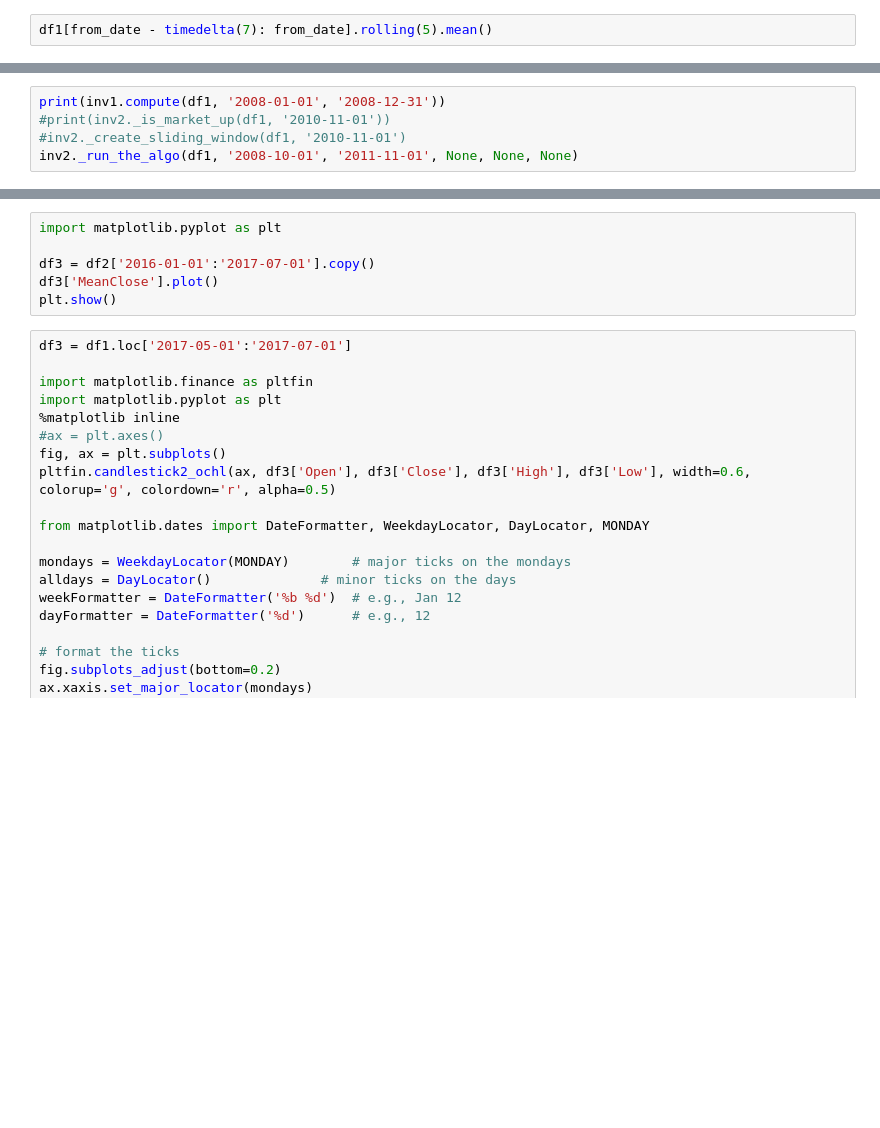
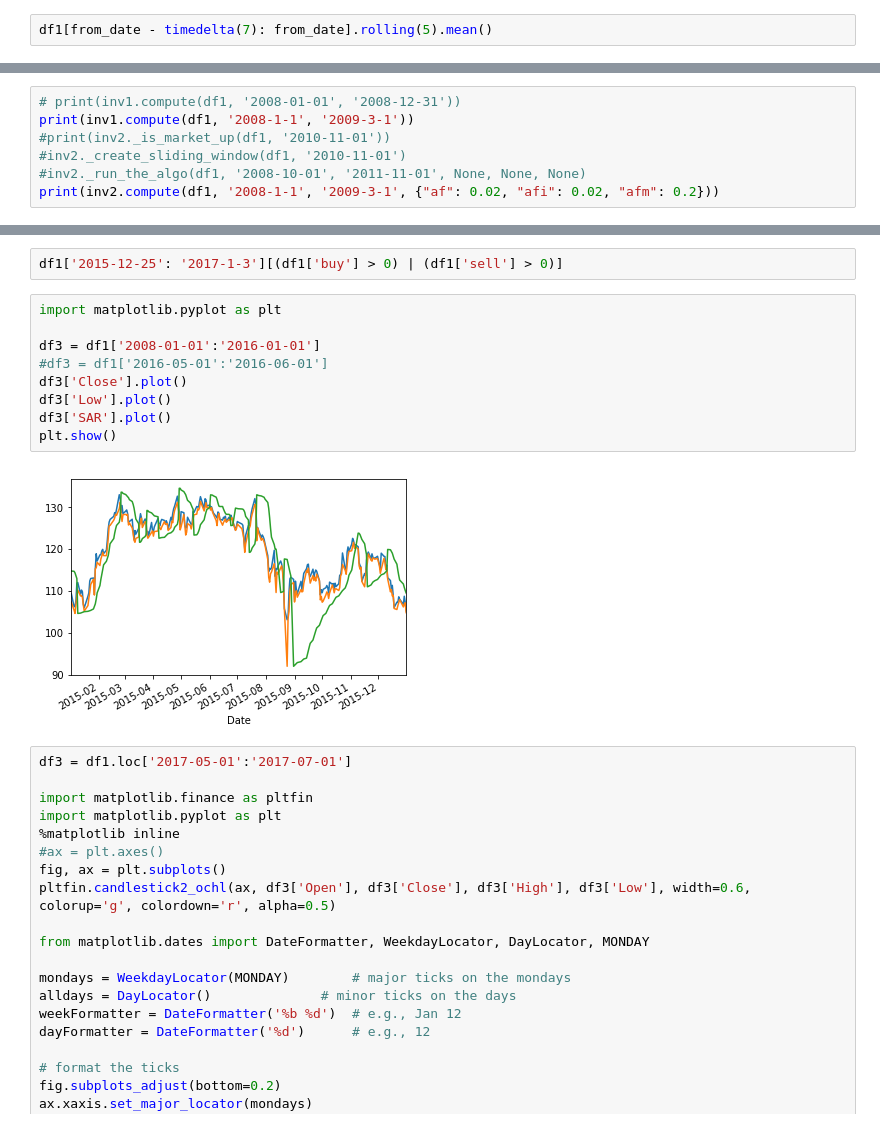
Before and after one commit to vadozy/pydata-book, a Jupyter notebook: vadim/trading.ipynb, the cells around one changed output, grey strips where cells are left out. Saved outputs shown, nothing was run; the diff lists cells and outputs as text; blank space fills up the shorter version.

```diff
--- a/vadim/trading.ipynb
+++ b/vadim/trading.ipynb
@@ -33,5 +55,7 @@ df2.info()
 # %%
-print(inv1.compute(df1, '2008-01-01', '2008-12-31'))
+# print(inv1.compute(df1, '2008-01-01', '2008-12-31'))
+print(inv1.compute(df1, '2008-1-1', '2009-3-1'))
 #print(inv2._is_market_up(df1, '2010-11-01'))
 #inv2._create_sliding_window(df1, '2010-11-01')
-inv2._run_the_algo(df1, '2008-10-01', '2011-11-01', None, None, None)
+#inv2._run_the_algo(df1, '2008-10-01', '2011-11-01', None, None, None)
+print(inv2.compute(df1, '2008-1-1', '2009-3-1', {"af": 0.02, "afi": 0.02, "afm": 0.2}))
@@ -38,9 +71,16 @@ inv2._run_the_algo(df1, '2008-10-01', '2011-11-01', None, None, None)
+# %%
+df1['2015-12-25': '2017-1-3'][(df1['buy'] > 0) | (df1['sell'] > 0)]
 # %%
 import matplotlib.pyplot as plt
 
-df3 = df2['2016-01-01':'2017-07-01'].copy()
-df3['MeanClose'].plot()
+df3 = df1['2008-01-01':'2016-01-01']
+#df3 = df1['2016-05-01':'2016-06-01']
+df3['Close'].plot()
+df3['Low'].plot()
+df3['SAR'].plot()
 plt.show()
+# %% [output]
+[figure, added]
 # %%
 df3 = df1.loc['2017-05-01':'2017-07-01']
 
```
Also changed, not shown: parts of 5 cells of this notebook.
